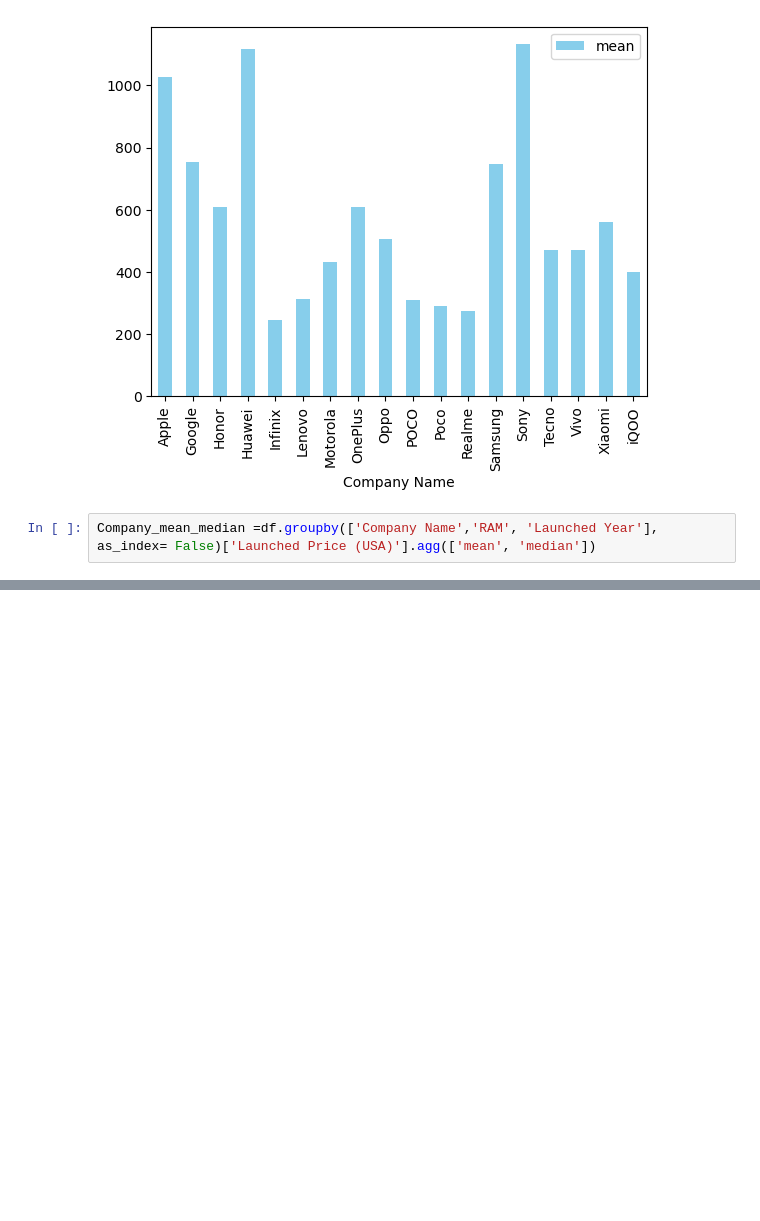
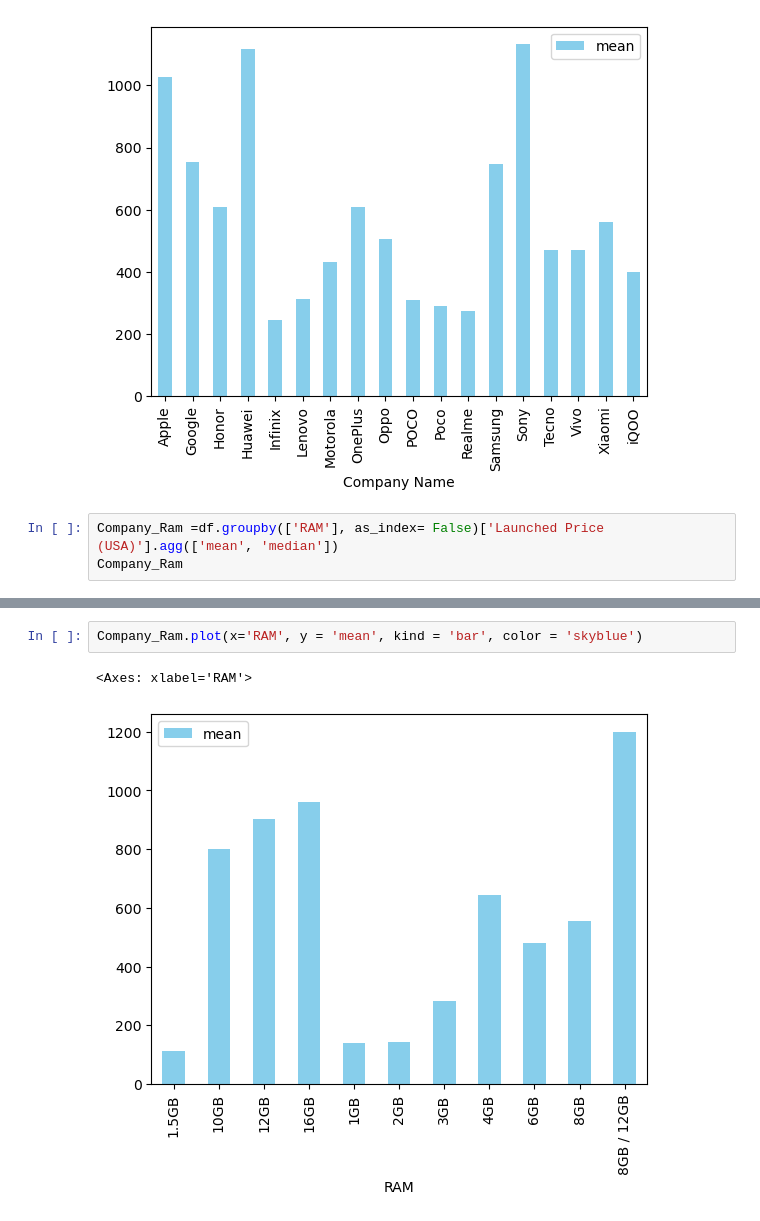
Before and after one commit to Gerardo361/PhonePrice, a Jupyter notebook: PhonePrices.ipynb, the cells around one changed output, grey strips where cells are left out. Drawn from its saved outputs; the diff is of its cells as text; blank space fills up the shorter version.

```diff
--- a/PhonePrices.ipynb
+++ b/PhonePrices.ipynb
@@ -26,4 +26,5 @@ Company_mean_median.plot(x='Company Name', y = 'mean', kind= 'bar', color = 'sky
 <Axes: xlabel='Company Name'>
 [figure]
 # %%
-Company_mean_median =df.groupby(['Company Name','RAM', 'Launched Year'], as_index= False)['Launched Price (USA)'].agg(['mean', 'median'])
+Company_Ram =df.groupby(['RAM'], as_index= False)['Launched Price (USA)'].agg(['mean', 'median'])
+Company_Ram
@@ -29,0 +44,5 @@ Company_mean_median =df.groupby(['Company Name','RAM', 'Launched Year'], as_inde
+# %%
+Company_Ram.plot(x='RAM', y = 'mean', kind = 'bar', color = 'skyblue')
+# %% [output]
+<Axes: xlabel='RAM'>
+[figure, added]
```
Also changed, not shown: parts of 1 cell of this notebook.
